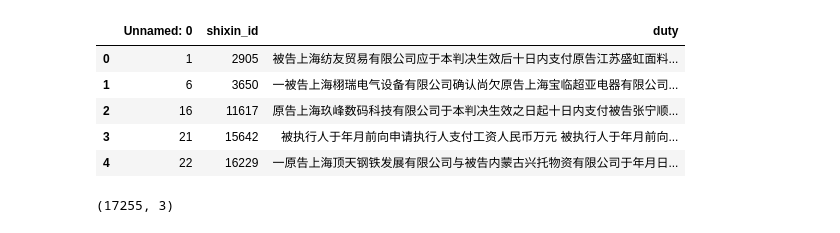
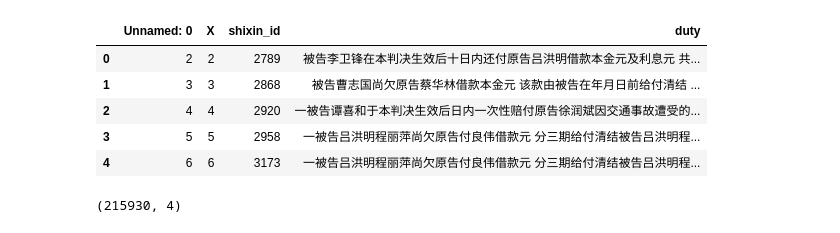
Before and after one commit to JunjieLeiCoe/SCS-blacklisting-working-paper, a Jupyter notebook: code/May6/DataViz_lda.ipynb, the cells around one changed output. Saved outputs shown, nothing was run; the diff lists cells and outputs as text; code cells hidden in the pictures.

```diff
--- a/code/May6/DataViz_lda.ipynb
+++ b/code/May6/DataViz_lda.ipynb
@@ -2,17 +2,17 @@
 import numpy as np
 import pandas as pd
 # %%
-df = pd.read_csv("../../data/duty_textClean.csv")
+df = pd.read_csv("../../data/jx_duty.csv")
 df.head(5)
 # %% [output]
-|  | Unnamed: 0 | shixin_id | duty |
-| 0 | 1 | 2905 | 被告上海纺友贸易有限公司应于本判决生效后十日内支付原告江苏盛虹面料... |
-| 1 | 6 | 3650 | 一被告上海栩瑞电气设备有限公司确认尚欠原告上海宝临超亚电器有限公司... |
-| 2 | 16 | 11617 | 原告上海玖峰数码科技有限公司于本判决生效之日起十日内支付被告张宁顺... |
-| 3 | 21 | 15642 | 被执行人于年月前向申请执行人支付工资人民币万元 被执行人于年月前向... |
-| 4 | 22 | 16229 | 一原告上海顶天钢铁发展有限公司与被告内蒙古兴托物资有限公司于年月日... |
+|  | Unnamed: 0 | X | shixin_id | duty |
+| 0 | 2 | 2 | 2789 | 被告李卫锋在本判决生效后十日内还付原告吕洪明借款本金元及利息元 共... |
+| 1 | 3 | 3 | 2868 | 被告曹志国尚欠原告蔡华林借款本金元 该款由被告在年月日前给付清结 ... |
+| 2 | 4 | 4 | 2920 | 一被告谭喜和于本判决生效后日内一次性赔付原告徐润斌因交通事故遭受的... |
+| 3 | 5 | 5 | 2958 | 一被告吕洪明程丽萍尚欠原告付良伟借款元 分三期给付清结被告吕洪明程... |
+| 4 | 6 | 6 | 3173 | 一被告吕洪明程丽萍尚欠原告付良伟借款元 分三期给付清结被告吕洪明程... |
 # %%
 df.shape
 # %% [output]
-(17255, 3)
+(215930, 4)
 # %%
```
Also changed, not shown: parts of 13 cells of this notebook, 15 other files.
